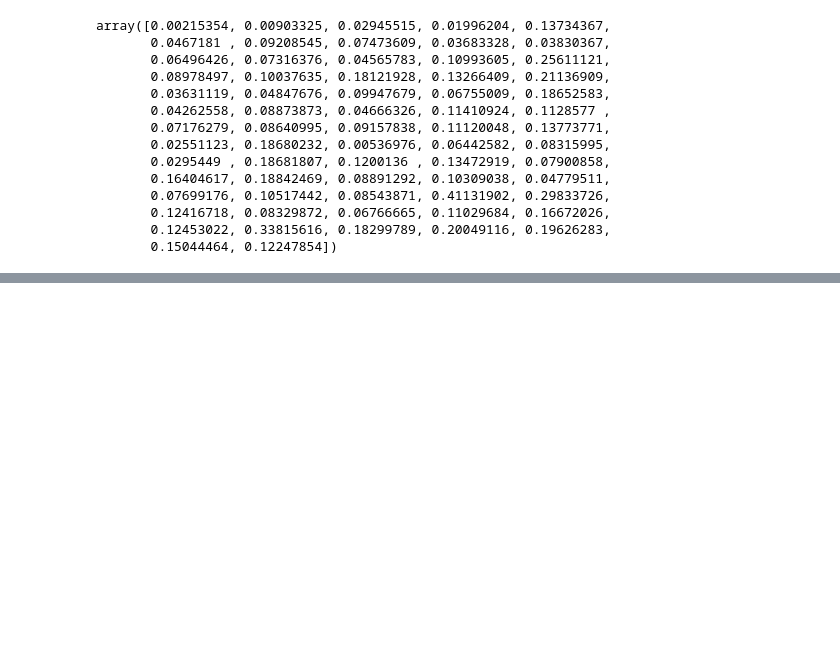
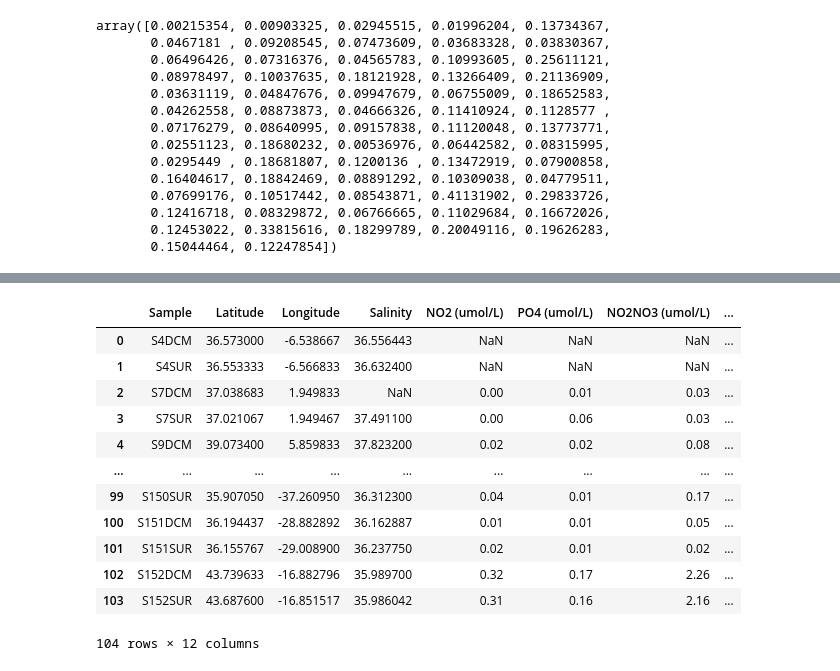
Before and after one commit to jonas-richter/tara_guidi2016_data, a Jupyter notebook: Eukaryote_abundance.ipynb, the cells around one changed output, grey strips where cells are left out. Cells and saved outputs as stored; diff of their text form; code cells hidden in the pictures; blank space fills up the shorter version.

```diff
--- a/Eukaryote_abundance.ipynb
+++ b/Eukaryote_abundance.ipynb
@@ -154,0 +180,20 @@ array([0.05950623, 0.23671628, 0.03273667, 0.09516441, 0.07590617,
+# %%
+# read environmental data
+url = 'https://github.com/jonas-richter/tara_guidi2016_data/blob/data_exploration/data/SI4_environmental_data.tsv?raw=true'
+df = pd.read_csv(url, on_bad_lines='skip', sep='\t', header = 0)
+# show
+df
+# %% [output]
+|  | Sample | Latitude | Longitude | Salinity | NO2 (umol/L) | PO4 (umol/L) | NO2NO3 (umol/L) | ... |
+| 0 | S4DCM | 36.573000 | -6.538667 | 36.556443 | NaN | NaN | NaN | ... |
+| 1 | S4SUR | 36.553333 | -6.566833 | 36.632400 | NaN | NaN | NaN | ... |
+| 2 | S7DCM | 37.038683 | 1.949833 | NaN | 0.00 | 0.01 | 0.03 | ... |
+| 3 | S7SUR | 37.021067 | 1.949467 | 37.491100 | 0.00 | 0.06 | 0.03 | ... |
+| 4 | S9DCM | 39.073400 | 5.859833 | 37.823200 | 0.02 | 0.02 | 0.08 | ... |
+| ... | ... | ... | ... | ... | ... | ... | ... | ... |
+| 99 | S150SUR | 35.907050 | -37.260950 | 36.312300 | 0.04 | 0.01 | 0.17 | ... |
+| 100 | S151DCM | 36.194437 | -28.882892 | 36.162887 | 0.01 | 0.01 | 0.05 | ... |
+| 101 | S151SUR | 36.155767 | -29.008900 | 36.237750 | 0.02 | 0.01 | 0.02 | ... |
+| 102 | S152DCM | 43.739633 | -16.882796 | 35.989700 | 0.32 | 0.17 | 2.26 | ... |
+| 103 | S152SUR | 43.687600 | -16.851517 | 35.986042 | 0.31 | 0.16 | 2.16 | ... |
+104 rows × 12 columns
```
Also changed, not shown: parts of 13 cells of this notebook.
